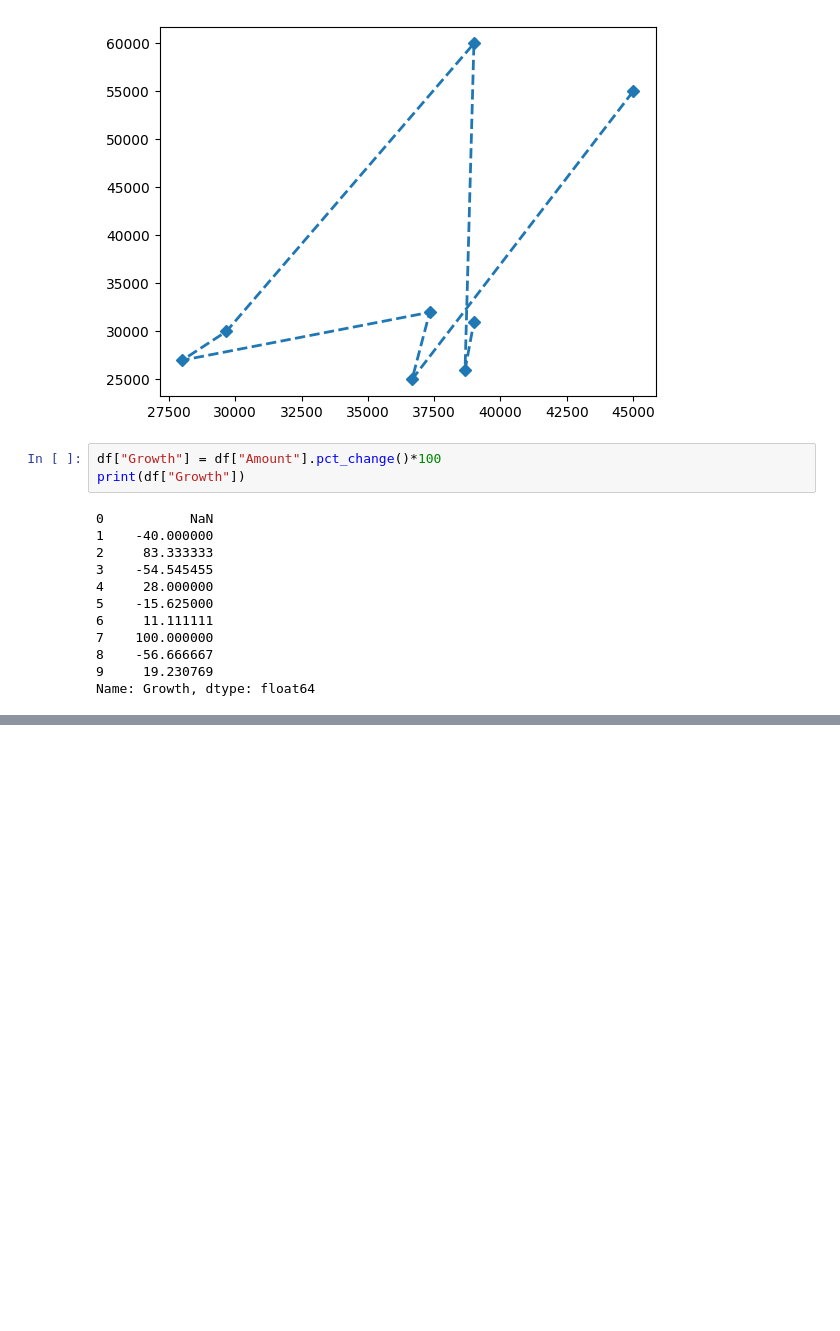
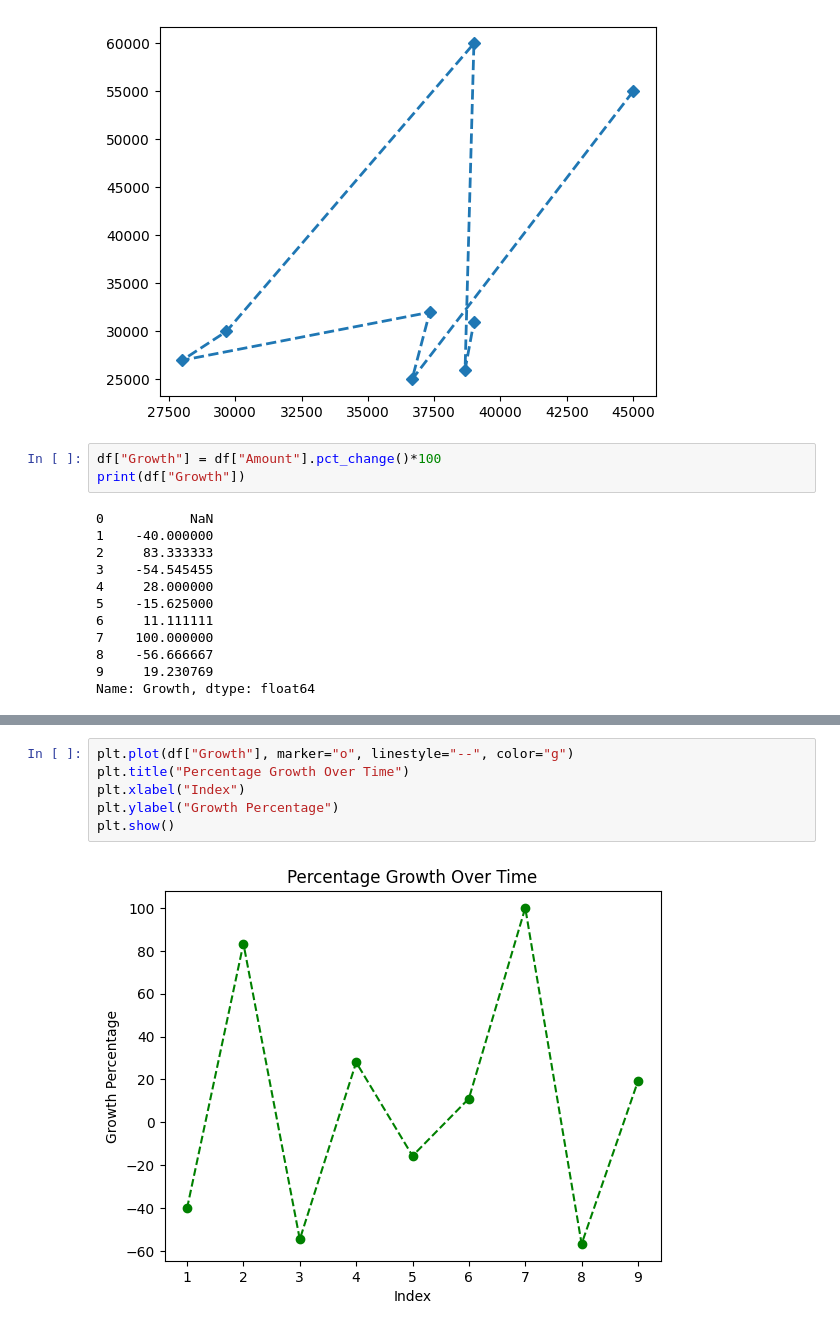
Before and after one commit to RashmiKi/20-hour-Python, a Jupyter notebook: Advanced Python/Assignment.ipynb, the cells around one changed output, grey strips where cells are left out. Cells and saved outputs as stored; diff of their text form; blank space fills up the shorter version.

```diff
--- a/Advanced Python/Assignment.ipynb
+++ b/Advanced Python/Assignment.ipynb
@@ -116,0 +128,8 @@ Name: Growth, dtype: float64
+# %%
+plt.plot(df["Growth"], marker="o", linestyle="--", color="g")
+plt.title("Percentage Growth Over Time")
+plt.xlabel("Index")
+plt.ylabel("Growth Percentage")
+plt.show()
+# %% [output]
+[figure, added]
```
Also changed, not shown: parts of 3 cells of this notebook, 26 other files.
